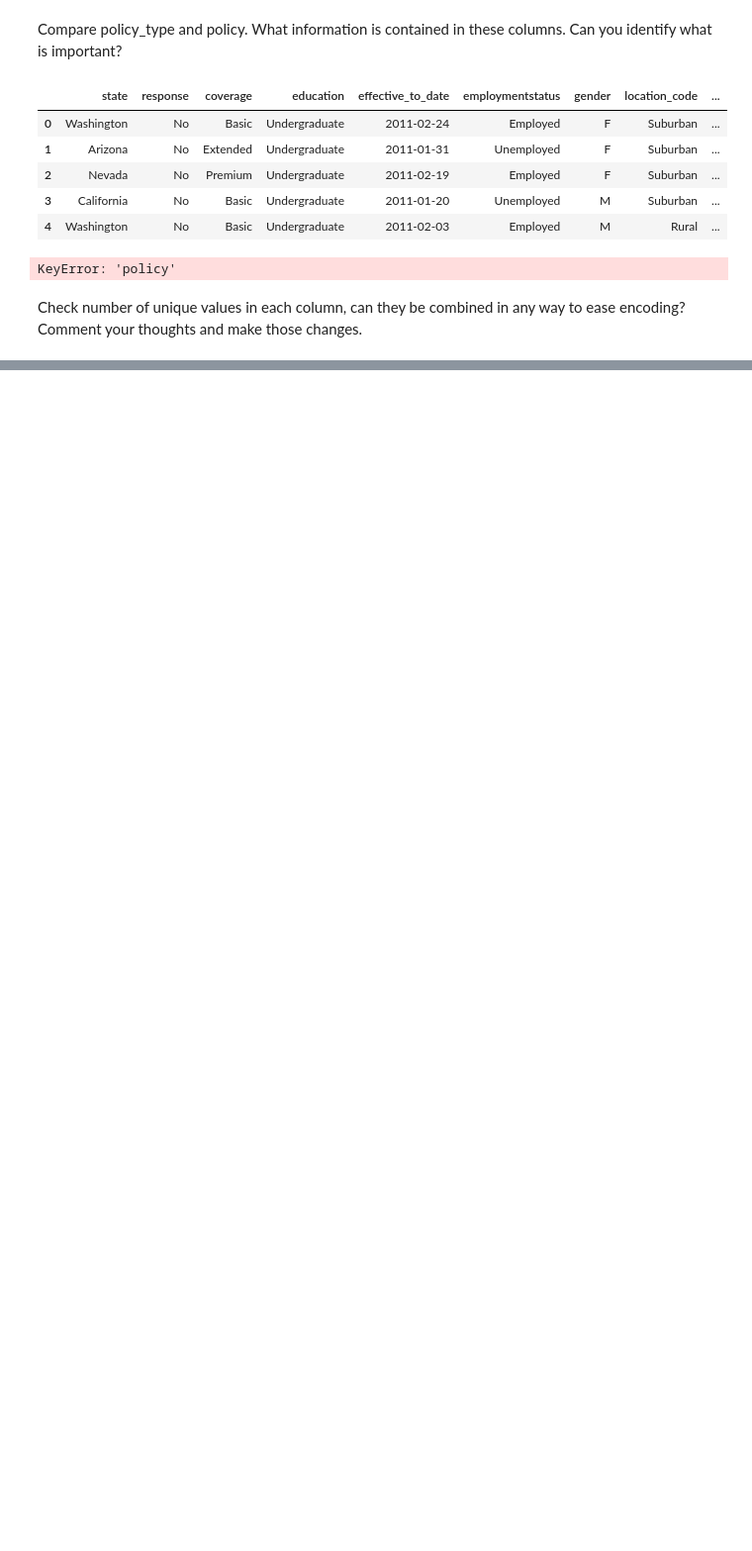
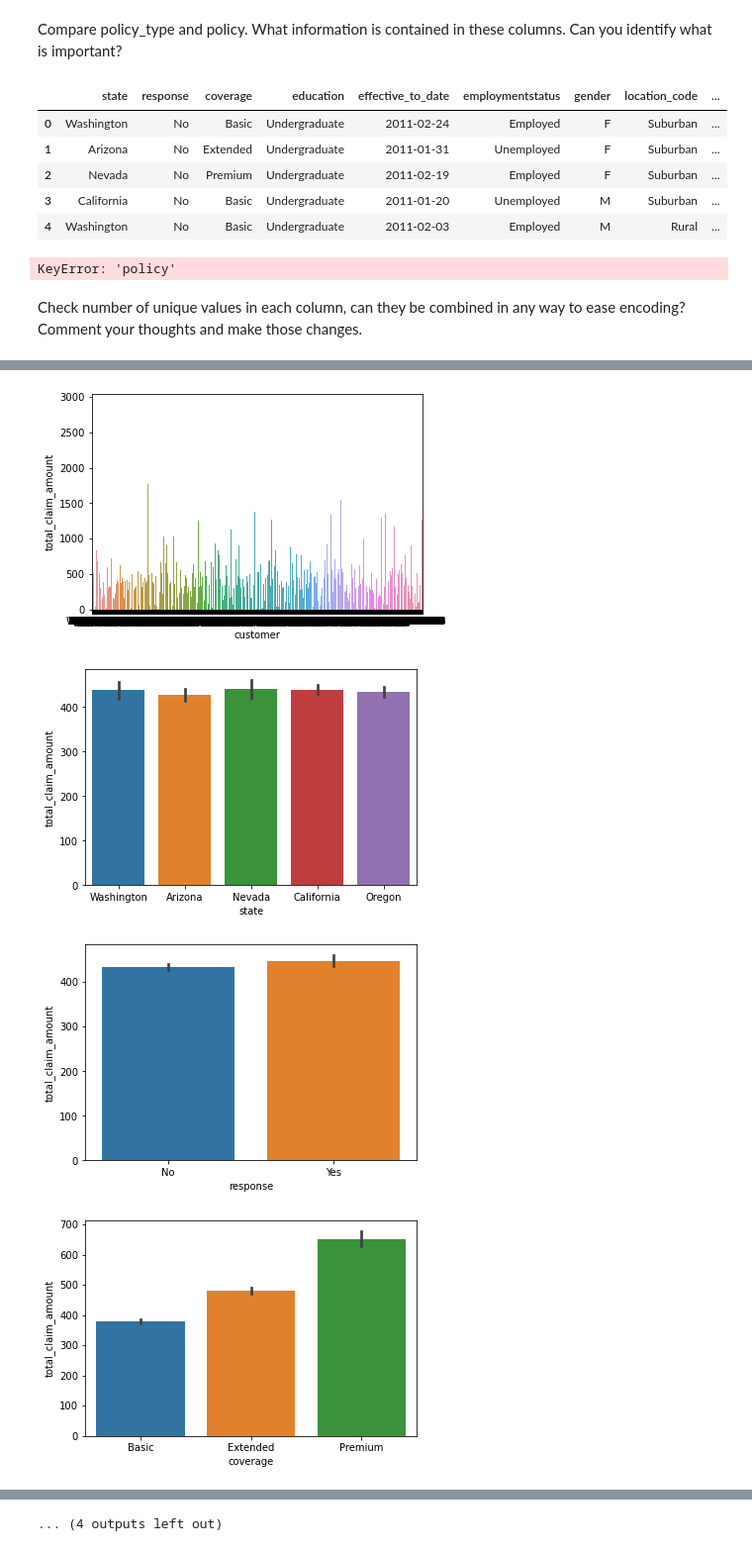
Before and after one commit to raqclf/lab-cleaning-categorical-data, a Jupyter notebook: Lab 4.02.ipynb, the cells around one changed output, grey strips where cells are left out. Shown at 99% size. Saved outputs shown, nothing was run; the diff lists cells and outputs as text; code cells hidden in the pictures; blank space fills up the shorter version.

```diff
--- a/Lab 4.02.ipynb
+++ b/Lab 4.02.ipynb
@@ -242,0 +298,3 @@ dtype: int64
+# %%
+categoricals = data.select_dtypes(np.object)
+categoricals.head()
@@ -242,0 +331,9 @@ dtype: int64
+# %%
+for column in categoricals.columns:
+    sns.barplot(x=column, y=data['total_claim_amount'], data=categoricals)
+    plt.show()
+# %% [output]
+[figure, added]
+[figure, added]
+[figure, added]
+[figure, added]
@@ -242,0 +348 @@ dtype: int64
+... (4 outputs left out)
```
Also changed, not shown: parts of 24 cells of this notebook.
